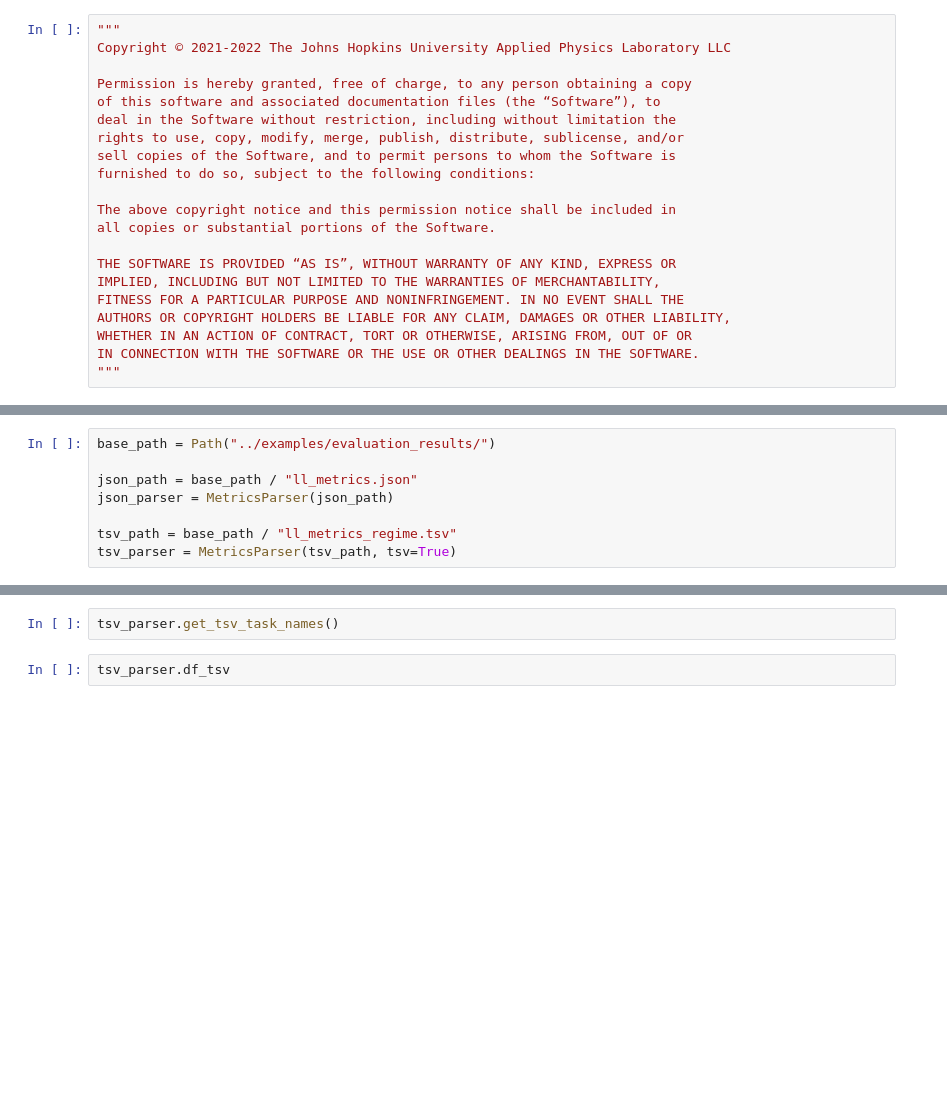
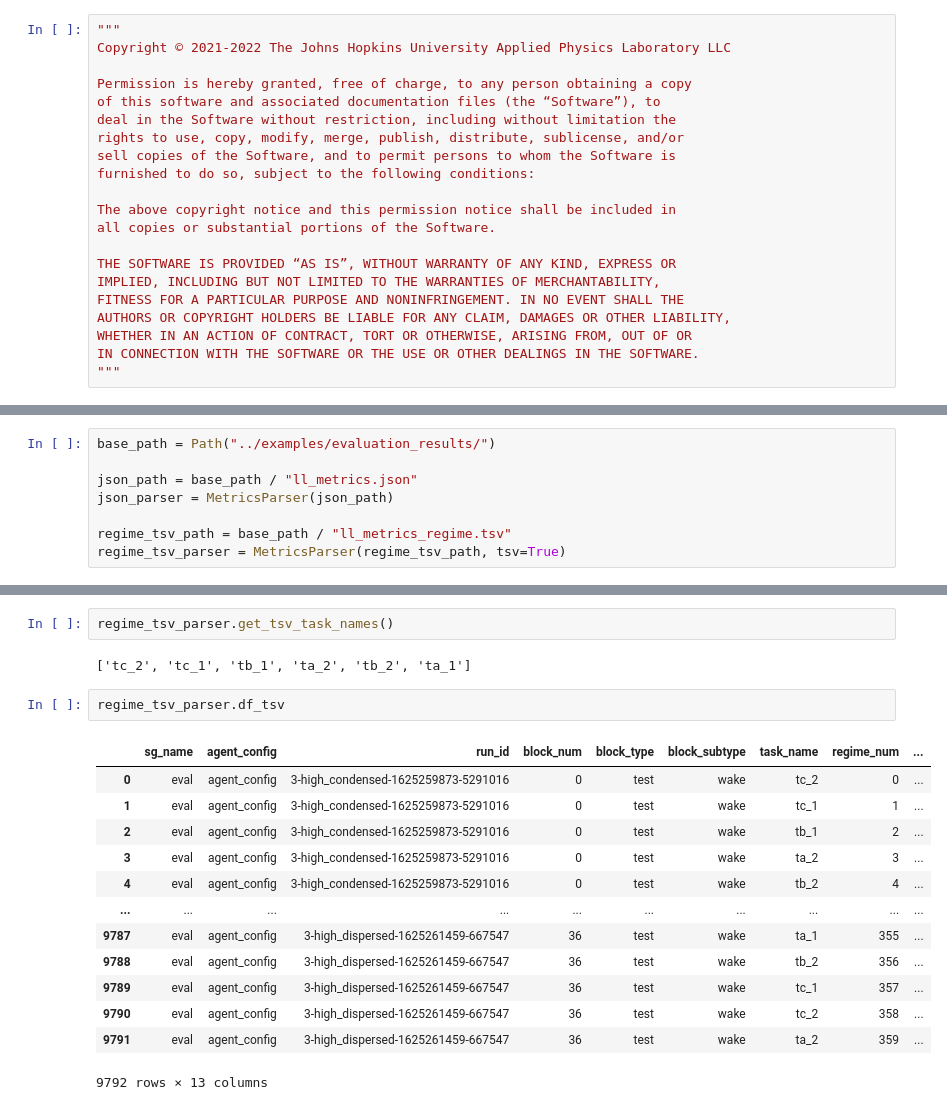
Before and after one commit to lifelong-learning-systems/l2metrics, a Jupyter notebook: examples/metrics_parser.ipynb, the cells around one changed output, grey strips where cells are left out. Saved outputs shown, nothing was run; the diff lists cells and outputs as text; blank space fills up the shorter version.

```diff
--- a/examples/metrics_parser.ipynb
+++ b/examples/metrics_parser.ipynb
@@ -39,6 +35,6 @@ base_path = Path("../examples/evaluation_results/")
 json_path = base_path / "ll_metrics.json"
 json_parser = MetricsParser(json_path)
 
-tsv_path = base_path / "ll_metrics_regime.tsv"
-tsv_parser = MetricsParser(tsv_path, tsv=True)
+regime_tsv_path = base_path / "ll_metrics_regime.tsv"
+regime_tsv_parser = MetricsParser(regime_tsv_path, tsv=True)
 # %%
@@ -86,4 +48,20 @@ json_parser.plot_runtime("dist")
 # %%
-tsv_parser.get_tsv_task_names()
+regime_tsv_parser.get_tsv_task_names()
+# %% [output]
+['tc_2', 'tc_1', 'tb_1', 'ta_2', 'tb_2', 'ta_1']
 # %%
-tsv_parser.df_tsv
+regime_tsv_parser.df_tsv
+# %% [output]
+|  | sg_name | agent_config | run_id | block_num | block_type | block_subtype | task_name | regime_num | ... |
+| 0 | eval | agent_config | 3-high_condensed-1625259873-5291016 | 0 | test | wake | tc_2 | 0 | ... |
+| 1 | eval | agent_config | 3-high_condensed-1625259873-5291016 | 0 | test | wake | tc_1 | 1 | ... |
+| 2 | eval | agent_config | 3-high_condensed-1625259873-5291016 | 0 | test | wake | tb_1 | 2 | ... |
+| 3 | eval | agent_config | 3-high_condensed-1625259873-5291016 | 0 | test | wake | ta_2 | 3 | ... |
+| 4 | eval | agent_config | 3-high_condensed-1625259873-5291016 | 0 | test | wake | tb_2 | 4 | ... |
+| ... | ... | ... | ... | ... | ... | ... | ... | ... | ... |
+| 9787 | eval | agent_config | 3-high_dispersed-1625261459-667547 | 36 | test | wake | ta_1 | 355 | ... |
+| 9788 | eval | agent_config | 3-high_dispersed-1625261459-667547 | 36 | test | wake | tb_2 | 356 | ... |
+| 9789 | eval | agent_config | 3-high_dispersed-1625261459-667547 | 36 | test | wake | tc_1 | 357 | ... |
+| 9790 | eval | agent_config | 3-high_dispersed-1625261459-667547 | 36 | test | wake | tc_2 | 358 | ... |
+| 9791 | eval | agent_config | 3-high_dispersed-1625261459-667547 | 36 | test | wake | ta_2 | 359 | ... |
+9792 rows × 13 columns
```
Also changed, not shown: parts of 4 cells of this notebook, 2 other files.
